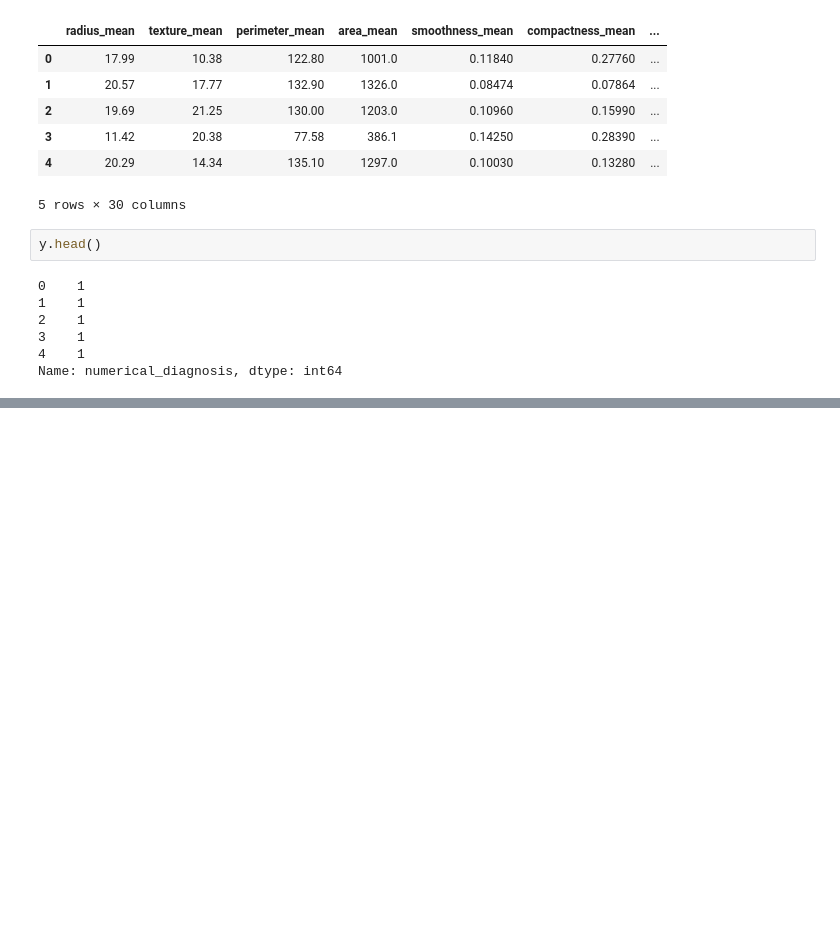
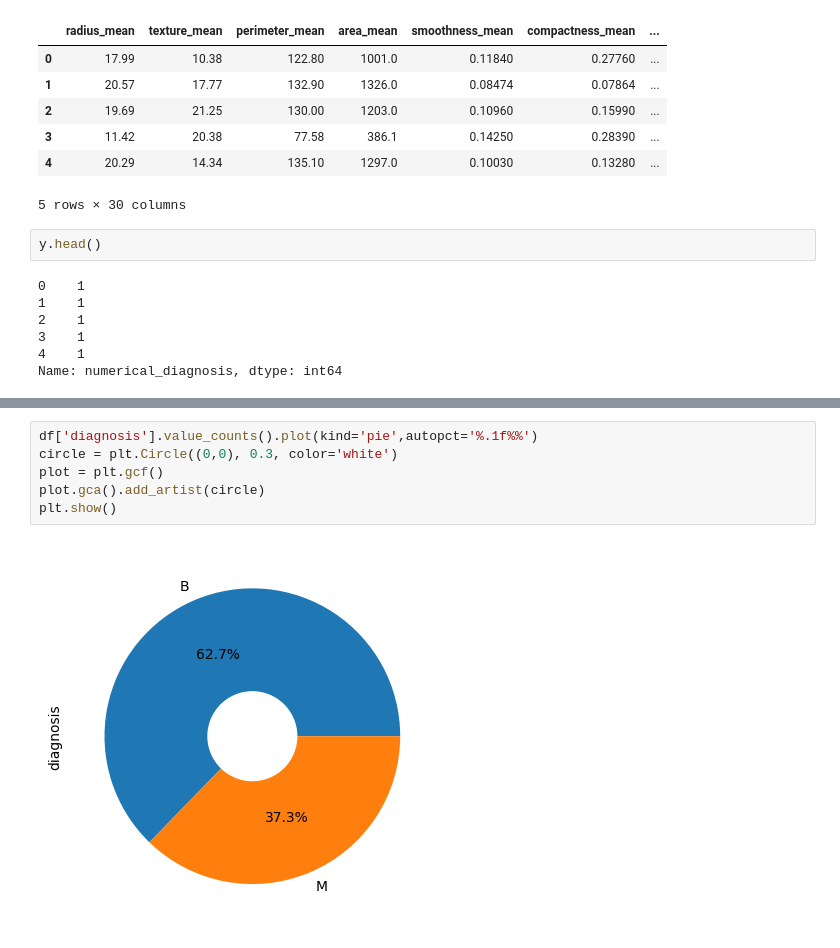
Before and after one commit to joeyyy09/Early-Detection-of-Breast-Cancer-Using-Machine-Learning, a Jupyter notebook: Early_Detection_of_Breast_Cancer_using_Machine_Learning.ipynb, the cells around one changed output, grey strips where cells are left out. Saved outputs shown, nothing was run; the diff lists cells and outputs as text; blank space fills up the shorter version.

```diff
--- a/Early_Detection_of_Breast_Cancer_using_Machine_Learning.ipynb
+++ b/Early_Detection_of_Breast_Cancer_using_Machine_Learning.ipynb
@@ -137,0 +157,8 @@ Name: numerical_diagnosis, dtype: int64
+# %%
+df['diagnosis'].value_counts().plot(kind='pie',autopct='%.1f%%')
+circle = plt.Circle((0,0), 0.3, color='white')
+plot = plt.gcf()
+plot.gca().add_artist(circle)
+plt.show()
+# %% [output]
+[figure, added]
```
Also changed, not shown: parts of 10 cells of this notebook.
